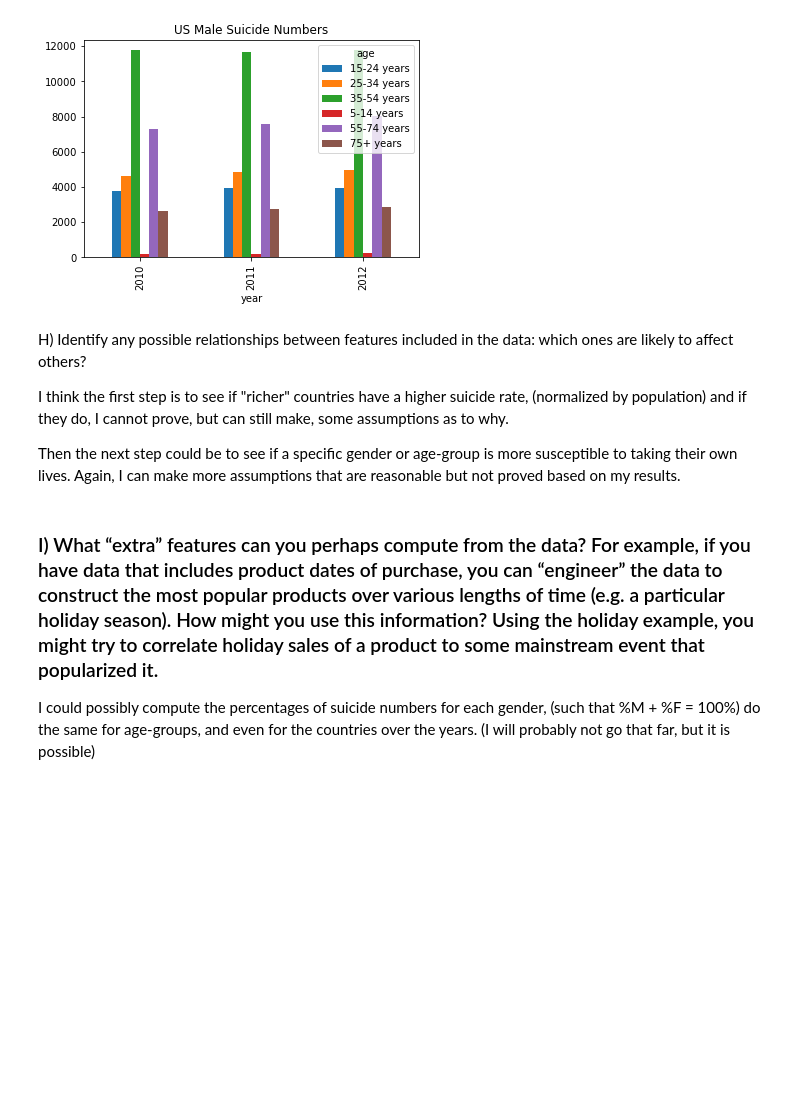
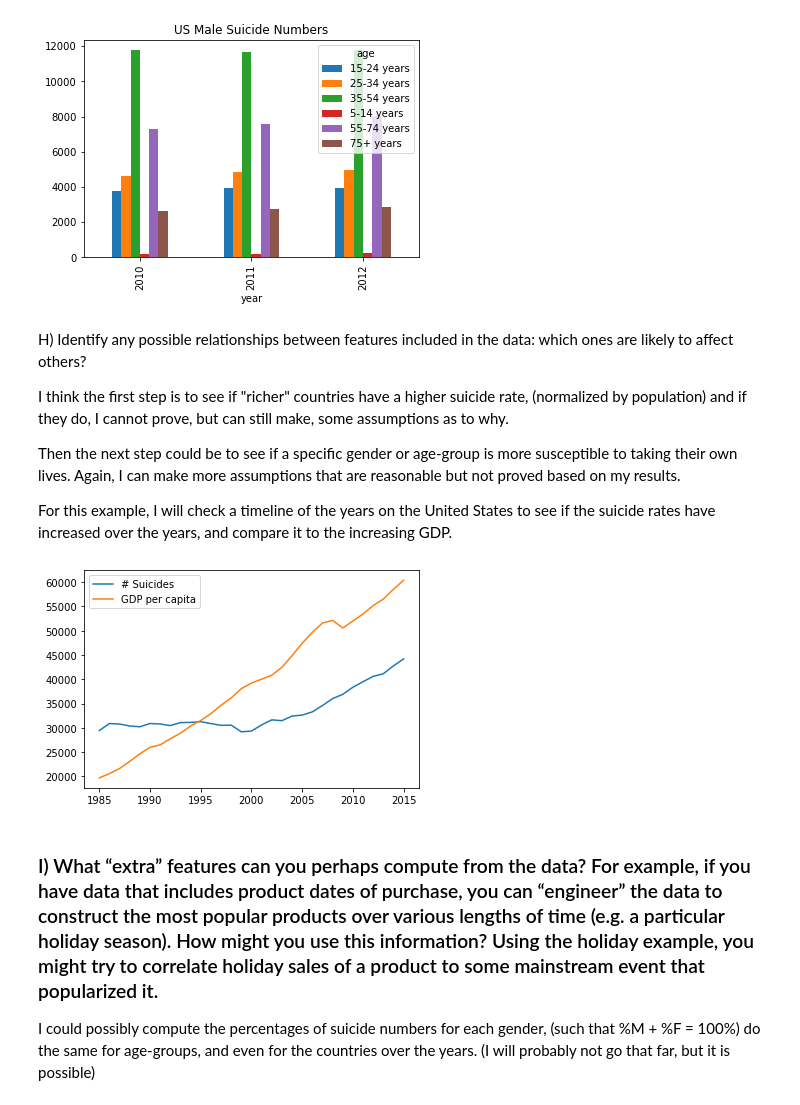
Before and after one commit to jventura1738/COSC311, a Jupyter notebook: Project1_Suicide/suicide.ipynb, the cells around one changed output. Cells and saved outputs as stored; diff of their text form; code cells hidden in the pictures; blank space fills up the shorter version.

Commit message:
suicide project almost finished

```diff
--- a/Project1_Suicide/suicide.ipynb
+++ b/Project1_Suicide/suicide.ipynb
@@ -87,12 +87,49 @@ H) Identify any possible relationships between features included in the data: wh
 I think the first step is to see if "richer" countries have a higher suicide rate, (normalized by population) and if they do, I cannot prove, but can still make, some assumptions as to why.
 
 Then the next step could be to see if a specific gender or age-group is more susceptible to taking their own lives.  Again, I can make more assumptions that are reasonable but not proved based on my results.
+
+For this example, I will check a timeline of the years on the United States to see if the suicide rates have increased over the years, and compare it to the increasing GDP.
 # %%
-# TODO: Show at least one plot or visualization to illustrate this (possible) relationship
-# TODO: What numerical or statistical techniques might you consider using to determine whether the
+# NOTE: Show at least one plot or visualization to illustrate this (possible) relationship
+
+data = s_frame[['country', 'year', 'suicides_no']]
+data2 = s_frame[['country', 'year', 'suicides_no', 'gdp_per_capita ($)']]
+data = data[data['country'] == 'United States']
+data2 = data2[data2['country'] == 'United States']
+del data['country']
+del data2['suicides_no']
+del data2['country']
+
+data = data.groupby('year').sum()
+data2 = data2.groupby('year').max()
+
+plt.plot(data, label='# Suicides')
+plt.plot(data2, label='GDP per capita')
+plt.legend()
+plt.show()
+
+# NOTE: What numerical or statistical techniques might you consider using to determine whether the
 #       relationship is reliable?
-# TODO: Are there external inferences you think might be possible? For instance, can you hypothesize
+
+"""
+We can measure the population ratio to see if the population growth
+is proportional to the suicide counts.
+"""
+
+# NOTE: Are there external inferences you think might be possible? For instance, can you hypothesize
 #       a relationship with data not included in the dataset? Why or why not?
+
+"""
+The first inference to make would be rise of the internet.  The
+internet was not really popular until the early 2000s, but as
+soon as we reach the the early 2000s, the suicide rate for the
+US skyrockets.
+
+Another possible relation is that around 2001 (the year of 9/11)
+the suicide rate skyrockets.
+"""
+# %% [output]
+[figure, added]
 # %% [markdown]
 ### I) What “extra” features can you perhaps compute from the data? For example, if you have data that includes product dates of purchase, you can “engineer” the data to construct the most popular products over various lengths of time (e.g. a particular holiday season). How might you use this information? Using the holiday example, you might try to correlate holiday sales of a product to some mainstream event that popularized it.
 
```
